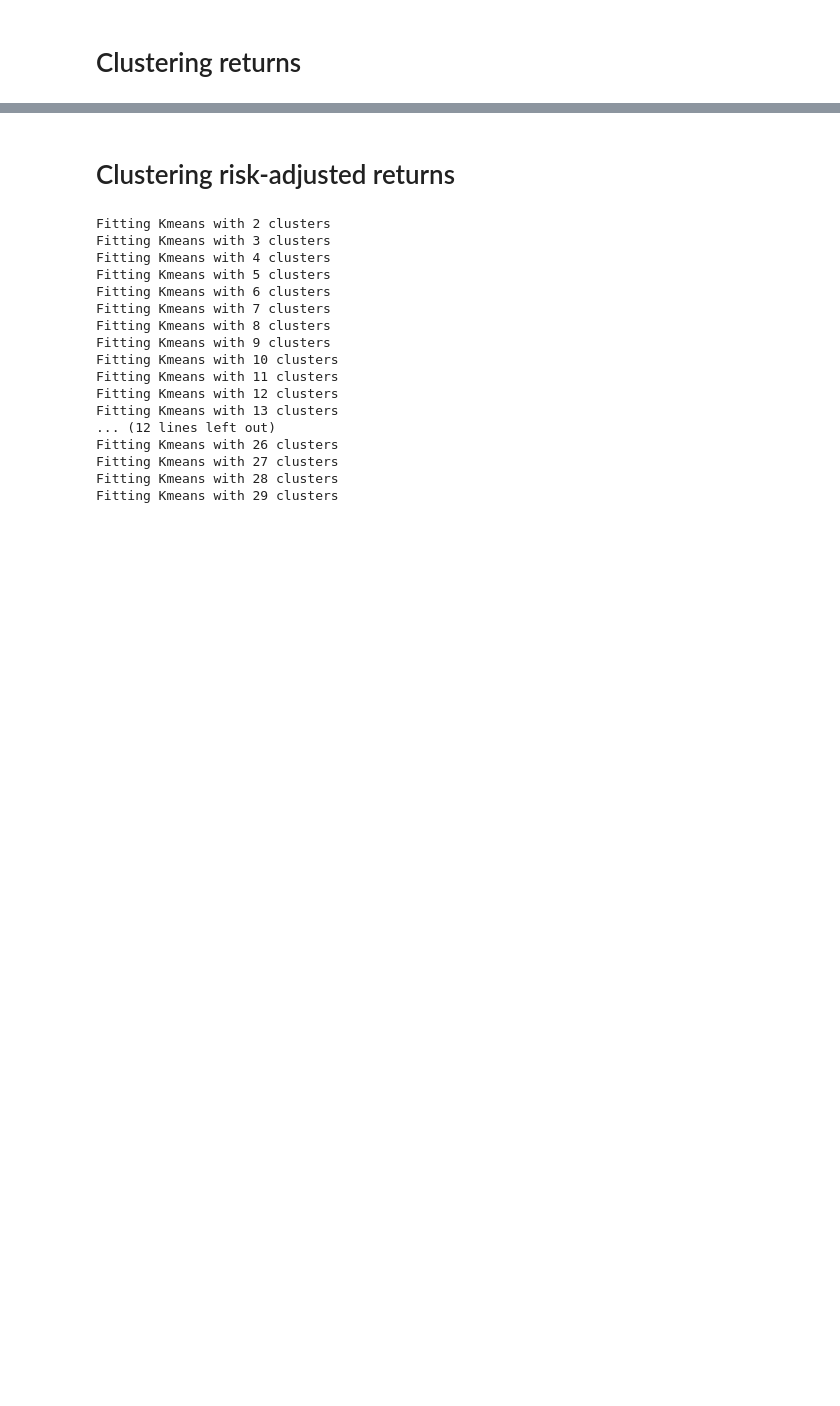
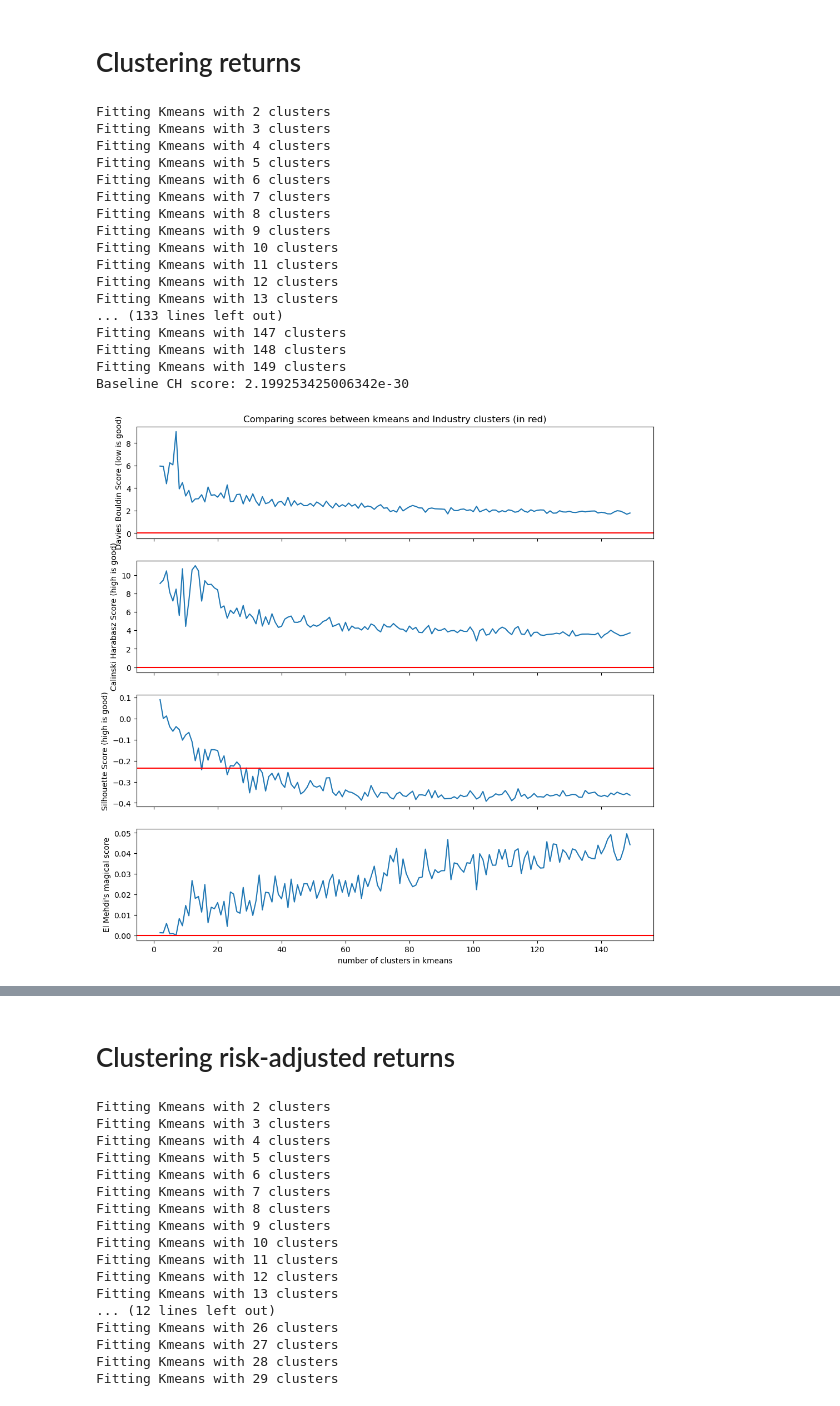
Before and after one commit to AssafBarNatan/SP500-clustering, a Jupyter notebook: KMeans.ipynb, the cells around one changed output, grey strips where cells are left out. Cells and saved outputs as stored; diff of their text form; code cells hidden in the pictures; blank space fills up the shorter version.

Commit message:
adds KMeans notebook playing with kmeans clustering

```diff
--- a/KMeans.ipynb
+++ b/KMeans.ipynb
@@ -35,7 +38,7 @@ class KMeans_Clustering_SP500():
 
         self.smoothing = smoothing
         self.test_size = 7
-        self.scores = {"DaviesBouldin": [], "CalinskiHarabasz": [], "Silhouette": []}
+        self.scores = {"DaviesBouldin": [], "CalinskiHarabasz": [], "Silhouette": [], "ElMehdi" : []}
         self.labels = []
 
         self.n_min = n_min
@@ -45,10 +48,13 @@ class KMeans_Clustering_SP500():
 
         self.clusters = []
 
+    def magic_score(self, SH,DB,CH):
+        #return ((SH+1)/2) * np.arctan(DB)/(np.pi/2) * np.exp(-CH)
+        return (SH+1)/2 * (1/(DB + 1) * (CH/(CH + 1)))
+        return ((SH + 1)/2 +  + )
     # the fit function behaves almost exactly like the usual scikit learn models.
     def fit(self, data):
         self.X = data
-        self.n_min = 2
 
         # If no maximum clusters given, use the data
         if self.n_max == None:
@@ -86,10 +92,13 @@ class KMeans_Clustering_SP500():
             DB_test = davies_bouldin_score(self.X_test.T.values, kmeans.labels_)
             CH_test = calinski_harabasz_score(self.X_test.T.values, kmeans.labels_)
             Sil_test = silhouette_score(self.X_test.T.values, kmeans.labels_, metric='euclidean')
+            ElMehdi_test = self.magic_score(Sil_test, CH_test, DB_test)
 
             self.scores["DaviesBouldin"].append(DB_test)
             self.scores["CalinskiHarabasz"].append(CH_test)
             self.scores["Silhouette"].append(Sil_test)
+            self.scores["ElMehdi"].append(ElMehdi_test)
+
 
     # this bit of code produces pretty pictures.
     def summarize(self, comparison = None):
@@ -102,13 +111,15 @@ class KMeans_Clustering_SP500():
         Sil_compare = silhouette_score(self.X_test.values.T,
                                        comparison_labels,
                                        metric='euclidean')
+        ElMehdi_compare = self.magic_score(Sil_compare, DB_compare, CH_compare)
 
-        f, axarr = plt.subplots(3, sharex=True)
+
+        f, axarr = plt.subplots(4, sharex=True)
         f.set_figheight(12)
         f.set_figwidth(12)
 
         axarr[0].set_title("Comparing scores between kmeans and Industry clusters (in red)")
-        axarr[2].set_xlabel("number of clusters in kmeans")
+        axarr[3].set_xlabel("number of clusters in kmeans")
 
         p1 = sns.lineplot(x = list(range(self.n_min, self.n_max)),
                           y = self.scores["DaviesBouldin"],
@@ -121,6 +132,7 @@ class KMeans_Clustering_SP500():
                           ax = axarr[1],
                           legend = False)
         p2.axhline(y = CH_compare, color = 'red')
+        print(f"Baseline CH score: {CH_compare}")
         p2.set_ylabel("Calinski Harabasz Score (high is good)")
 
         p3 = sns.lineplot(x = list(range(kmeansSP500.n_min, kmeansSP500.n_max)),
@@ -130,6 +142,13 @@ class KMeans_Clustering_SP500():
         p3.axhline(y = Sil_compare, color = 'red')
         p3.set_ylabel("Silhouette Score (high is good)")
 
+        p3 = sns.lineplot(x = list(range(kmeansSP500.n_min, kmeansSP500.n_max)),
+                        y = self.scores["ElMehdi"],
+                        ax = axarr[3],
+                        legend = False)
+        p3.axhline(y = ElMehdi_compare, color = 'red')
+        p3.set_ylabel("El Mehdi's magical score")
+
         plt.show()
 # %% [markdown]
 # Doing the fitting and modeling
@@ -190,2 +164,32 @@ Fitting Kmeans with 19 clusters
 # %% [markdown]
 # Clustering returns
+# %%
+ROR = closing_prices.pct_change().dropna()
+ROR = industry_adjust(market_adjust(ROR), list(industry_clusters.values()))
+#ROR = closing_prices.pct_change().dropna()
+kmeansSP500 = KMeans_Clustering_SP500(n_min = 2,
+                                      n_max = 150,
+                                      smoothing = 1,
+                                      test_size = 7,
+                                      use_validation = True)
+kmeansSP500.fit(ROR)
+kmeansSP500.summarize(industry_clusters)
+# %% [output]
+Fitting Kmeans with 2 clusters
+Fitting Kmeans with 3 clusters
+Fitting Kmeans with 4 clusters
+Fitting Kmeans with 5 clusters
+Fitting Kmeans with 6 clusters
+Fitting Kmeans with 7 clusters
+Fitting Kmeans with 8 clusters
+Fitting Kmeans with 9 clusters
+Fitting Kmeans with 10 clusters
+Fitting Kmeans with 11 clusters
+Fitting Kmeans with 12 clusters
+Fitting Kmeans with 13 clusters
+... (133 lines left out)
+Fitting Kmeans with 147 clusters
+Fitting Kmeans with 148 clusters
+Fitting Kmeans with 149 clusters
+Baseline CH score: 2.199253425006342e-30
+[figure, added]
```
Also changed, not shown: parts of 10 cells of this notebook.
